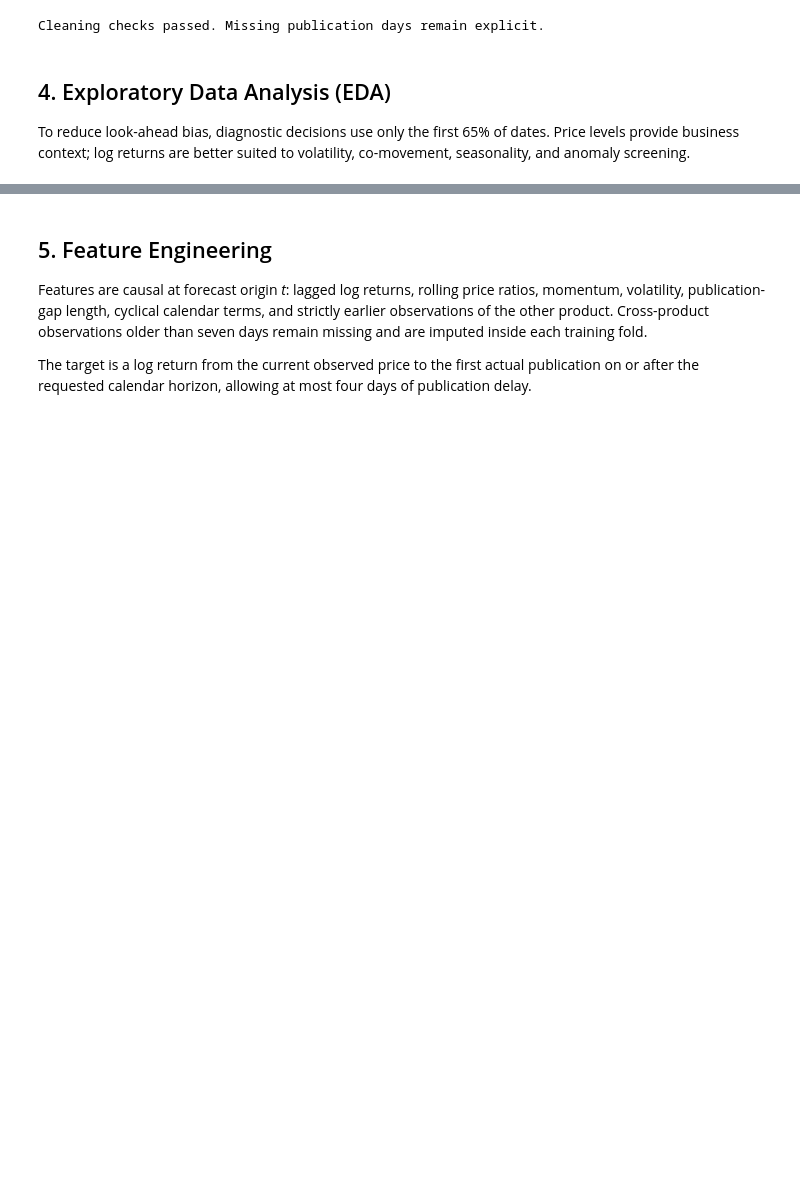
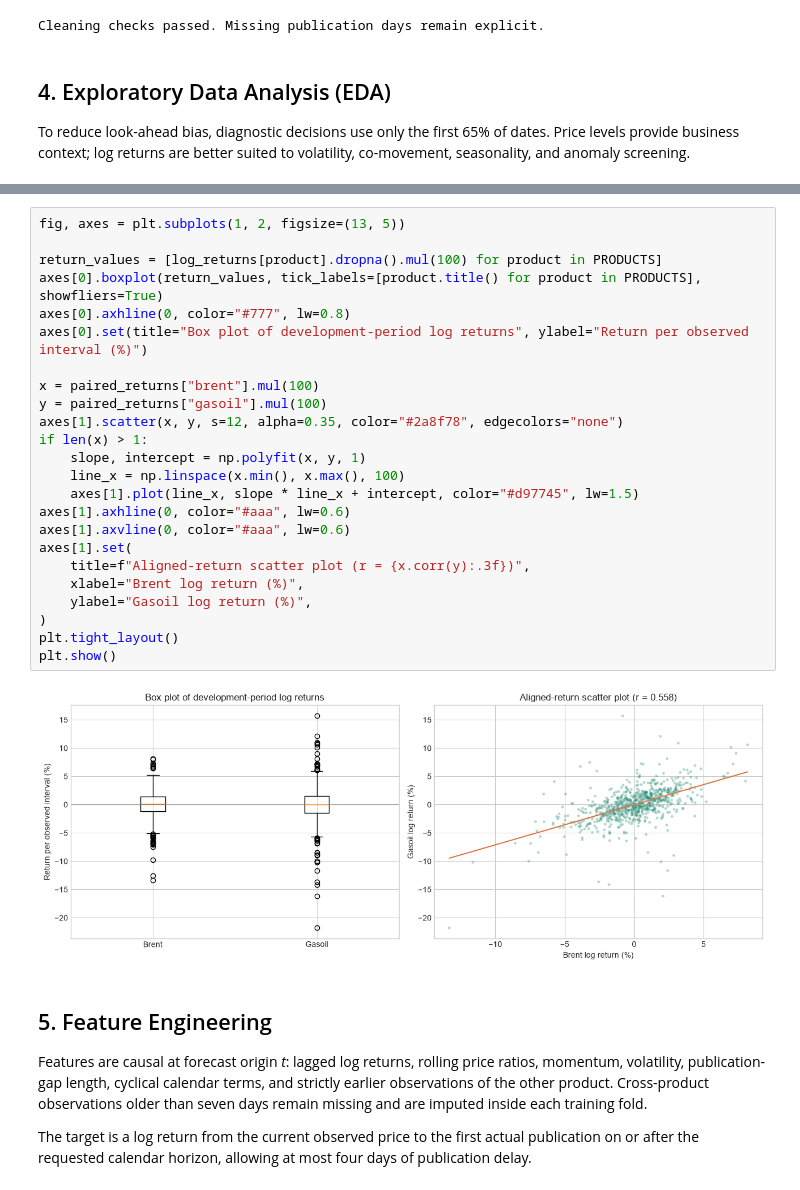
Before and after one commit to KHALIDKARROUM/predict_gasoil_prices, a Jupyter notebook: notebooks/data_science_workflow.ipynb, the cells around one changed output, grey strips where cells are left out. Drawn from its saved outputs; the diff is of its cells as text; blank space fills up the shorter version.

```diff
--- a/notebooks/data_science_workflow.ipynb
+++ b/notebooks/data_science_workflow.ipynb
@@ -242,3 +285,29 @@ Robust shock flags: 33. They are documented, not automatically removed.
+# %%
+fig, axes = plt.subplots(1, 2, figsize=(13, 5))
+
+return_values = [log_returns[product].dropna().mul(100) for product in PRODUCTS]
+axes[0].boxplot(return_values, tick_labels=[product.title() for product in PRODUCTS], showfliers=True)
+axes[0].axhline(0, color="#777", lw=0.8)
+axes[0].set(title="Box plot of development-period log returns", ylabel="Return per observed interval (%)")
+
+x = paired_returns["brent"].mul(100)
+y = paired_returns["gasoil"].mul(100)
+axes[1].scatter(x, y, s=12, alpha=0.35, color="#2a8f78", edgecolors="none")
+if len(x) > 1:
+    slope, intercept = np.polyfit(x, y, 1)
+    line_x = np.linspace(x.min(), x.max(), 100)
+    axes[1].plot(line_x, slope * line_x + intercept, color="#d97745", lw=1.5)
+axes[1].axhline(0, color="#aaa", lw=0.6)
+axes[1].axvline(0, color="#aaa", lw=0.6)
+axes[1].set(
+    title=f"Aligned-return scatter plot (r = {x.corr(y):.3f})",
+    xlabel="Brent log return (%)",
+    ylabel="Gasoil log return (%)",
+)
+plt.tight_layout()
+plt.show()
+# %% [output]
+[figure, added]
 # %% [markdown]
 ## 5. Feature Engineering
 
```
Also changed, not shown: parts of 15 cells of this notebook.
